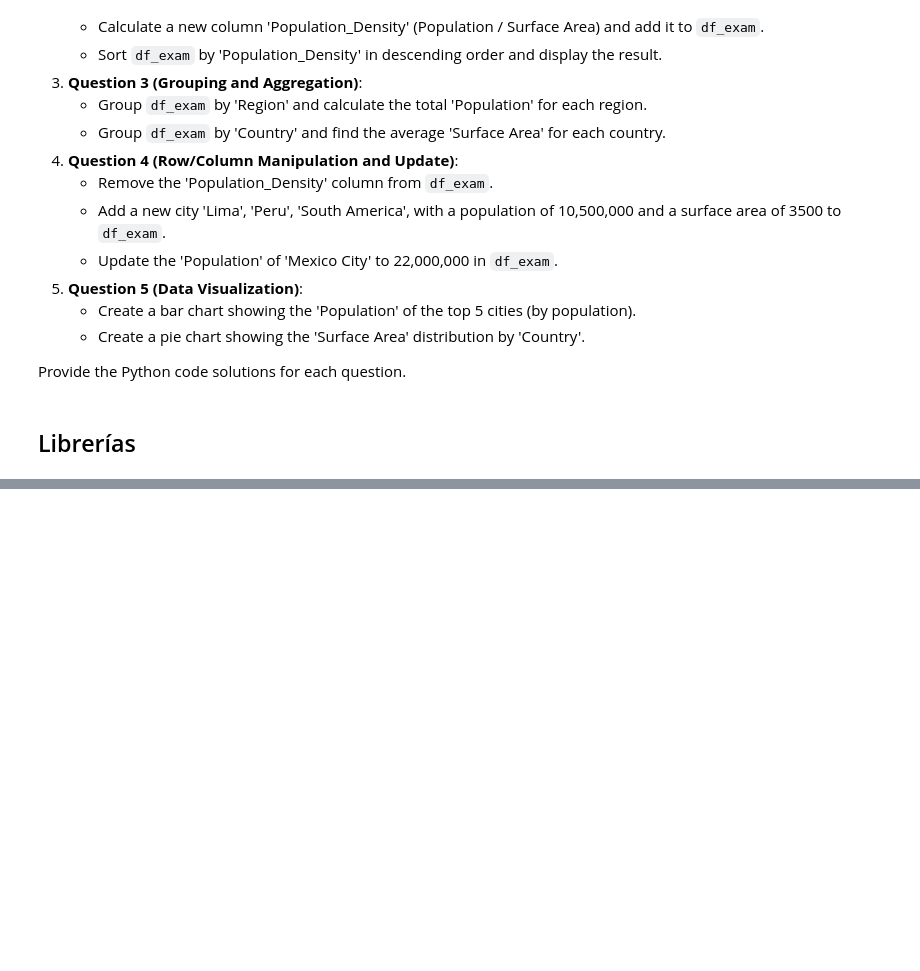
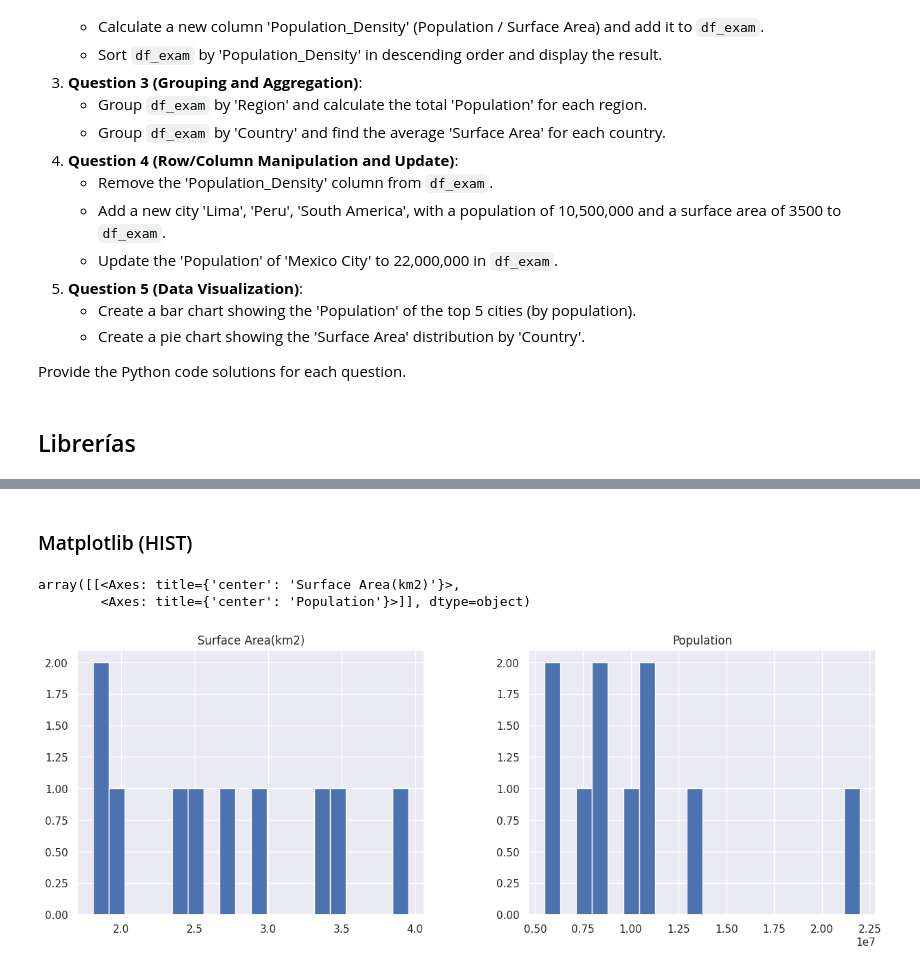
Before and after one commit to AxisAngeles/Smart_Data_DS_AI, a Jupyter notebook: Ejercicios_para_examen.ipynb, the cells around one changed output, grey strips where cells are left out. Drawn from its saved outputs; the diff is of its cells as text; code cells hidden in the pictures; blank space fills up the shorter version.

```diff
--- a/Ejercicios_para_examen.ipynb
+++ b/Ejercicios_para_examen.ipynb
@@ -271,0 +273,8 @@ Create a pie chart showing the 'Surface Area' distribution by 'Country'.
+# %% [markdown]
+### Matplotlib (HIST)
+# %%
+df_exam[['Surface Area(km2)','Population']].hist(bins = 20, figsize=(15,5))
+# %% [output]
+array([[<Axes: title={'center': 'Surface Area(km2)'}>,
+        <Axes: title={'center': 'Population'}>]], dtype=object)
+[figure, added]
```
Also changed, not shown: parts of 16 cells of this notebook.
